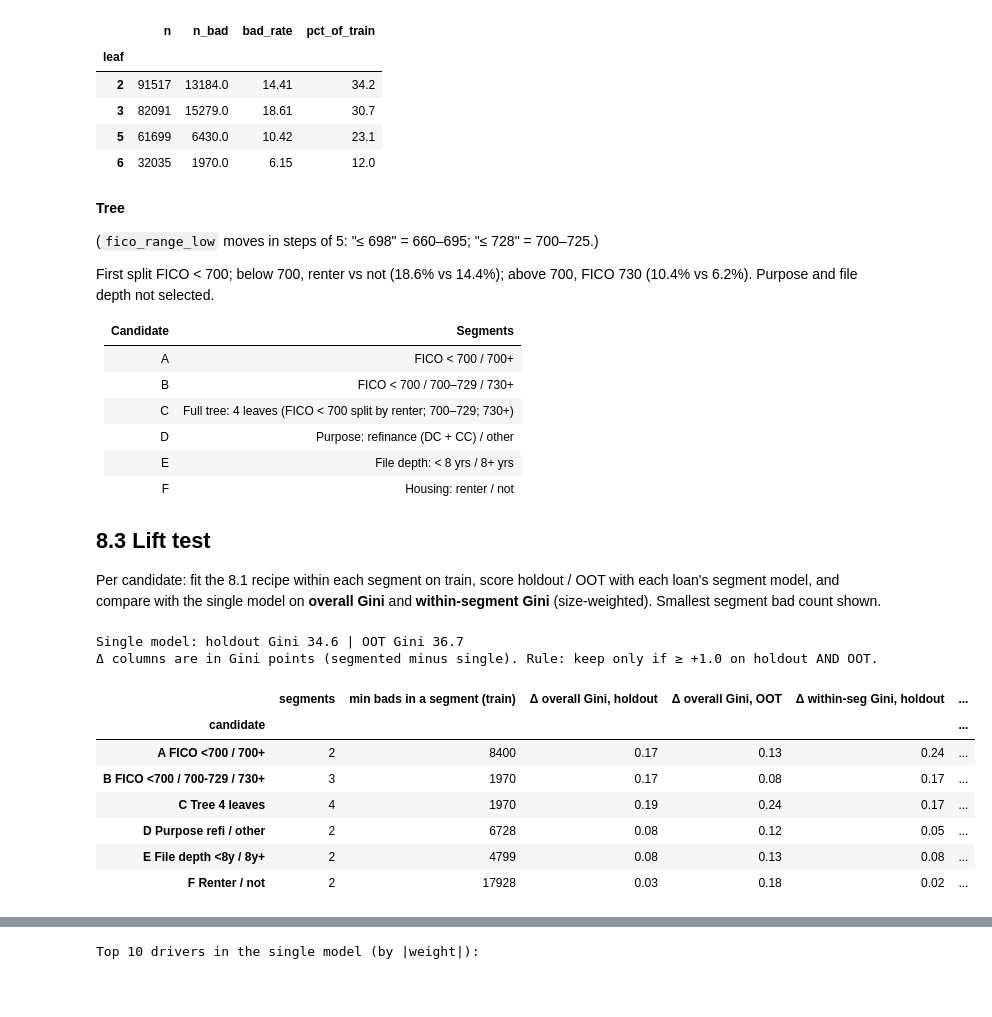
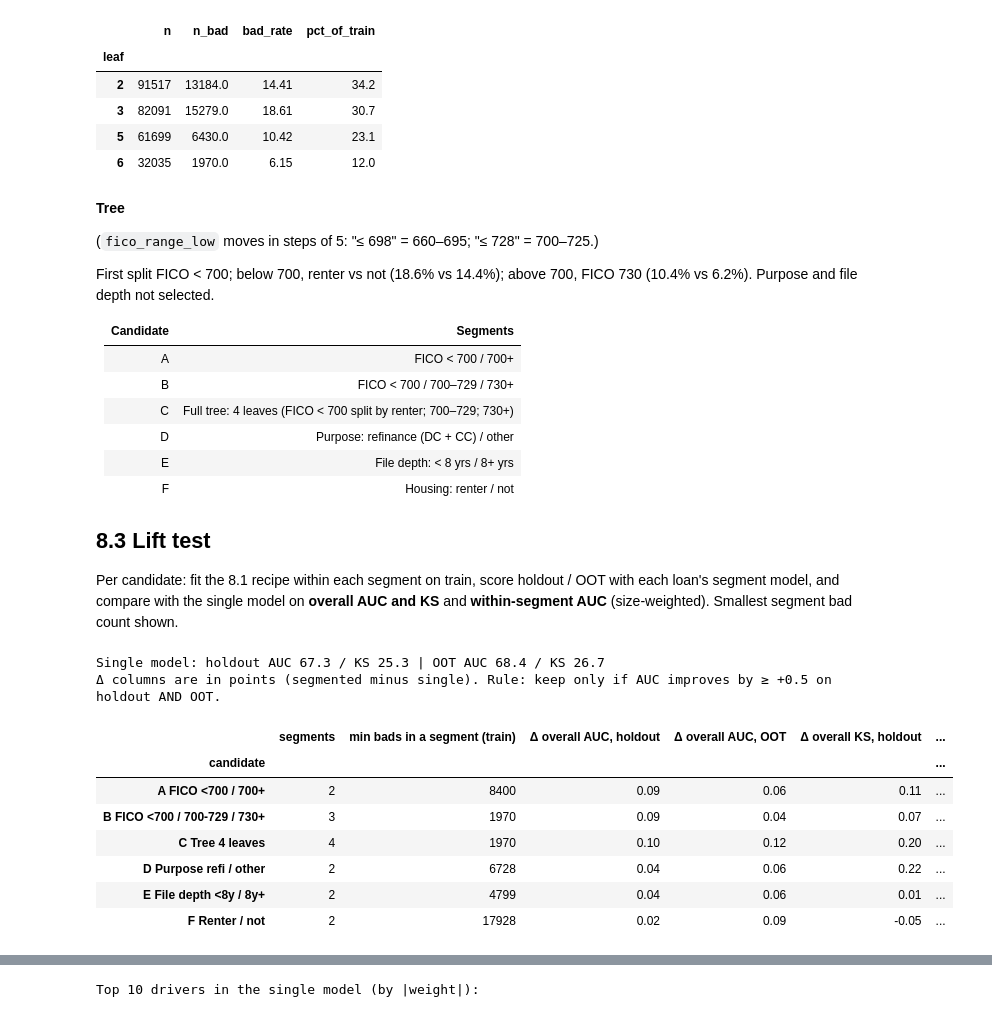
Before and after one commit to daniel-d-wu/scorecard-dev, a Jupyter notebook: scorecard_dev.ipynb, the cells around one changed output, grey strips where cells are left out. Saved outputs shown, nothing was run; the diff lists cells and outputs as text; code cells hidden in the pictures; blank space fills up the shorter version.

```diff
--- a/scorecard_dev.ipynb
+++ b/scorecard_dev.ipynb
@@ -1442,11 +1442,13 @@ p_hold_single = single.predict_proba(hold[features])[:, 1]
 p_oot_single  = single.predict_proba(oot[features])[:, 1]
 print(f'\nSingle test model fitted in {time.time() - t0:.0f}s')
 
-gini = lambda y, p: 2 * roc_auc_score(y, p) - 1
-print(f"Holdout  Gini {gini(hold.bad, p_hold_single):.3f}   KS {auc_ks(hold.bad, p_hold_single)[1]:.3f}")
-print(f"OOT      Gini {gini(oot.bad,  p_oot_single):.3f}   KS {auc_ks(oot.bad,  p_oot_single)[1]:.3f}")
+auc_pts = lambda y, p: 100 * roc_auc_score(y, p)      # AUC in points: 50 = random, 100 = perfect
+ks_pts  = lambda y, p: 100 * auc_ks(y, p)[1]          # KS in points
+print(f"Holdout  AUC {auc_pts(hold.bad, p_hold_single):.1f}   KS {ks_pts(hold.bad, p_hold_single):.1f}")
+print(f"OOT      AUC {auc_pts(oot.bad,  p_oot_single):.1f}   KS {ks_pts(oot.bad,  p_oot_single):.1f}")
 sg = lambda d: d.sub_grade.astype('category').cat.codes
-print(f"Benchmark LC sub_grade: holdout Gini {gini(hold.bad, sg(hold)):.3f} | OOT Gini {gini(oot.bad, sg(oot)):.3f}")
+print(f"Benchmark LC sub_grade: holdout AUC {auc_pts(hold.bad, sg(hold)):.1f} / KS {ks_pts(hold.bad, sg(hold)):.1f} | "
+      f"OOT AUC {auc_pts(oot.bad, sg(oot)):.1f} / KS {ks_pts(oot.bad, sg(oot)):.1f}")
 # %% [output]
 71 numeric candidates -> 57 with data in 2013-15, + 2 flags = 59 test-model inputs
 Dropped (100% missing in this window): ['all_util', 'il_util', 'inq_fi', 'inq_last_12m', 'max_bal_bc', 'mths_since_rcnt_il', 'open_acc_6m', 'open_act_il', 'open_il_12m', 'open_il_24m', 'open_rv_12m',  ...
@@ -1523,7 +1525,7 @@ First split FICO < 700; below 700, renter vs not (18.6% vs 14.4%); above 700, FI
 
 ## 8.3 Lift test
 
-Per candidate: fit the 8.1 recipe within each segment on train, score holdout / OOT with each loan's segment model, and compare with the single model on **overall Gini** and **within-segment Gini** (size-weighted). Smallest segment bad count shown.
+Per candidate: fit the 8.1 recipe within each segment on train, score holdout / OOT with each loan's segment model, and compare with the single model on **overall AUC and KS** and **within-segment AUC** (size-weighted). Smallest segment bad count shown.
 # %%
 # ---------------------------------------------------------------
 # 8.3  Lift test: does fitting one model per segment beat one model for everyone?
@@ -1533,53 +1535,56 @@ def fico3(d):
 
 candidates = {   # each function maps a data frame -> a segment label per loan
     'A  FICO <700 / 700+':           lambda d: np.where(d.fico_range_low < 700, '<700', '700+'),
     'B  FICO <700 / 700-729 / 730+': fico3,
     'C  Tree 4 leaves':              lambda d: np.where((d.fico_range_low < 700) & (d.is_renter == 1), '<700 renter',
                                                np.where(d.fico_range_low < 700, '<700 non-renter', fico3(d))),
     'D  Purpose refi / other':       lambda d: np.where(d.is_refi == 1, 'refi', 'other'),
     'E  File depth <8y / 8y+':       lambda d: np.where(d.cr_hist_mths < 96, 'thin', 'thick'),
     'F  Renter / not':               lambda d: np.where(d.is_renter == 1, 'renter', 'not'),
 }
 
-def within_gini(y, p, seg):
-    """Gini computed inside each segment, then averaged weighted by segment size."""
+def within_auc(y, p, seg):
+    """AUC computed inside each segment, then averaged weighted by segment size."""
     df_ = pd.DataFrame({'y': np.asarray(y), 'p': p, 's': seg})
-    g = df_.groupby('s').apply(lambda x: pd.Series({'n': len(x), 'gini': gini(x.y, x.p)}), include_groups=False)
-    return np.average(g.gini, weights=g.n)
+    g = df_.groupby('s').apply(lambda x: pd.Series({'n': len(x), 'auc': auc_pts(x.y, x.p)}), include_groups=False)
+    return np.average(g.auc, weights=g.n)
 
 results = []
 for name, seg_fn in candidates.items():
     s_tr, s_ho, s_oo = seg_fn(train), seg_fn(hold), seg_fn(oot)
     p_ho, p_oo = np.zeros(len(hold)), np.zeros(len(oot))
     for s in np.unique(s_tr):
         m = make_test_model().fit(train.loc[s_tr == s, features], train.bad[s_tr == s])   # model for this segment only
         p_ho[s_ho == s] = m.predict_proba(hold.loc[s_ho == s, features])[:, 1]
         p_oo[s_oo == s] = m.predict_proba(oot.loc[s_oo == s, features])[:, 1]
     results.append({
         'candidate': name,
         'segments': len(np.unique(s_tr)),
         'min bads in a segment (train)': int(train.groupby(s_tr).bad.sum().min()),
-        'Δ overall Gini, holdout': 100 * (gini(hold.bad, p_ho) - gini(hold.bad, p_hold_single)),
-        'Δ overall Gini, OOT':     100 * (gini(oot.bad,  p_oo) - gini(oot.bad,  p_oot_single)),
-        'Δ within-seg Gini, holdout': 100 * (within_gini(hold.bad, p_ho, s_ho) - within_gini(hold.bad, p_hold_single, s_ho)),
-        'Δ within-seg Gini, OOT':     100 * (within_gini(oot.bad,  p_oo, s_oo) - within_gini(oot.bad,  p_oot_single, s_oo)),
+        'Δ overall AUC, holdout': auc_pts(hold.bad, p_ho) - auc_pts(hold.bad, p_hold_single),
+        'Δ overall AUC, OOT':     auc_pts(oot.bad,  p_oo) - auc_pts(oot.bad,  p_oot_single),
+        'Δ overall KS, holdout':  ks_pts(hold.bad, p_ho) - ks_pts(hold.bad, p_hold_single),
+        'Δ overall KS, OOT':      ks_pts(oot.bad,  p_oo) - ks_pts(oot.bad,  p_oot_single),
+        'Δ within-seg AUC, holdout': within_auc(hold.bad, p_ho, s_ho) - within_auc(hold.bad, p_hold_single, s_ho),
+        'Δ within-seg AUC, OOT':     within_auc(oot.bad,  p_oo, s_oo) - within_auc(oot.bad,  p_oot_single, s_oo),
     })
 
 lift = pd.DataFrame(results).set_index('candidate')
-print(f'Single model: holdout Gini {100*gini(hold.bad, p_hold_single):.1f} | OOT Gini {100*gini(oot.bad, p_oot_single):.1f}')
-print('Δ columns are in Gini points (segmented minus single). Rule: keep only if ≥ +1.0 on holdout AND OOT.\n')
+print(f'Single model: holdout AUC {auc_pts(hold.bad, p_hold_single):.1f} / KS {ks_pts(hold.bad, p_hold_single):.1f} | '
+      f'OOT AUC {auc_pts(oot.bad, p_oot_single):.1f} / KS {ks_pts(oot.bad, p_oot_single):.1f}')
+print('Δ columns are in points (segmented minus single). Rule: keep only if AUC improves by ≥ +0.5 on holdout AND OOT.\n')
 display(lift.round(2))
 # %% [output]
-Single model: holdout Gini 34.6 | OOT Gini 36.7
-Δ columns are in Gini points (segmented minus single). Rule: keep only if ≥ +1.0 on holdout AND OOT.
+Single model: holdout AUC 67.3 / KS 25.3 | OOT AUC 68.4 / KS 26.7
+Δ columns are in points (segmented minus single). Rule: keep only if AUC improves by ≥ +0.5 on holdout AND OOT.
-|  | segments | min bads in a segment (train) | Δ overall Gini, holdout | Δ overall Gini, OOT | Δ within-seg Gini, holdout | ... |
+|  | segments | min bads in a segment (train) | Δ overall AUC, holdout | Δ overall AUC, OOT | Δ overall KS, holdout | ... |
 | candidate |  |  |  |  |  | ... |
-| A FICO <700 / 700+ | 2 | 8400 | 0.17 | 0.13 | 0.24 | ... |
-| B FICO <700 / 700-729 / 730+ | 3 | 1970 | 0.17 | 0.08 | 0.17 | ... |
-| C Tree 4 leaves | 4 | 1970 | 0.19 | 0.24 | 0.17 | ... |
-| D Purpose refi / other | 2 | 6728 | 0.08 | 0.12 | 0.05 | ... |
-| E File depth <8y / 8y+ | 2 | 4799 | 0.08 | 0.13 | 0.08 | ... |
-| F Renter / not | 2 | 17928 | 0.03 | 0.18 | 0.02 | ... |
+| A FICO <700 / 700+ | 2 | 8400 | 0.09 | 0.06 | 0.11 | ... |
+| B FICO <700 / 700-729 / 730+ | 3 | 1970 | 0.09 | 0.04 | 0.07 | ... |
+| C Tree 4 leaves | 4 | 1970 | 0.10 | 0.12 | 0.20 | ... |
+| D Purpose refi / other | 2 | 6728 | 0.04 | 0.06 | 0.22 | ... |
+| E File depth <8y / 8y+ | 2 | 4799 | 0.04 | 0.06 | 0.01 | ... |
+| F Renter / not | 2 | 17928 | 0.02 | 0.09 | -0.05 | ... |
 # %% [markdown]
 **Lift results**
 
```
Also changed, not shown: parts of 27 cells of this notebook, 1 other file.
